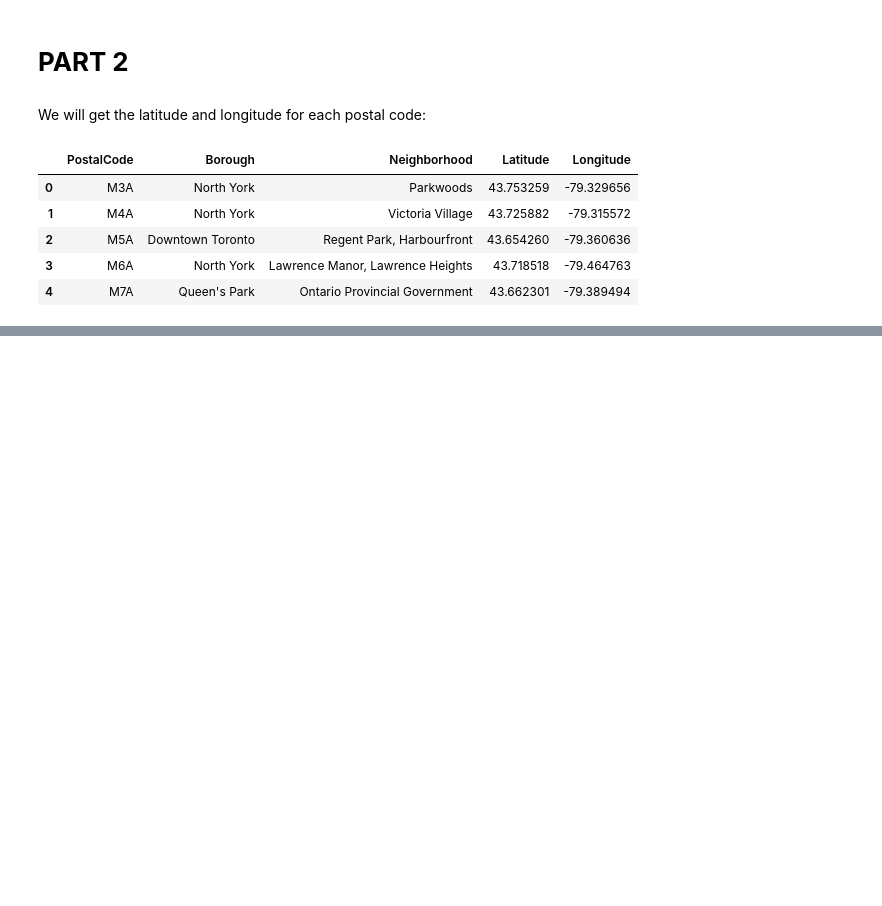
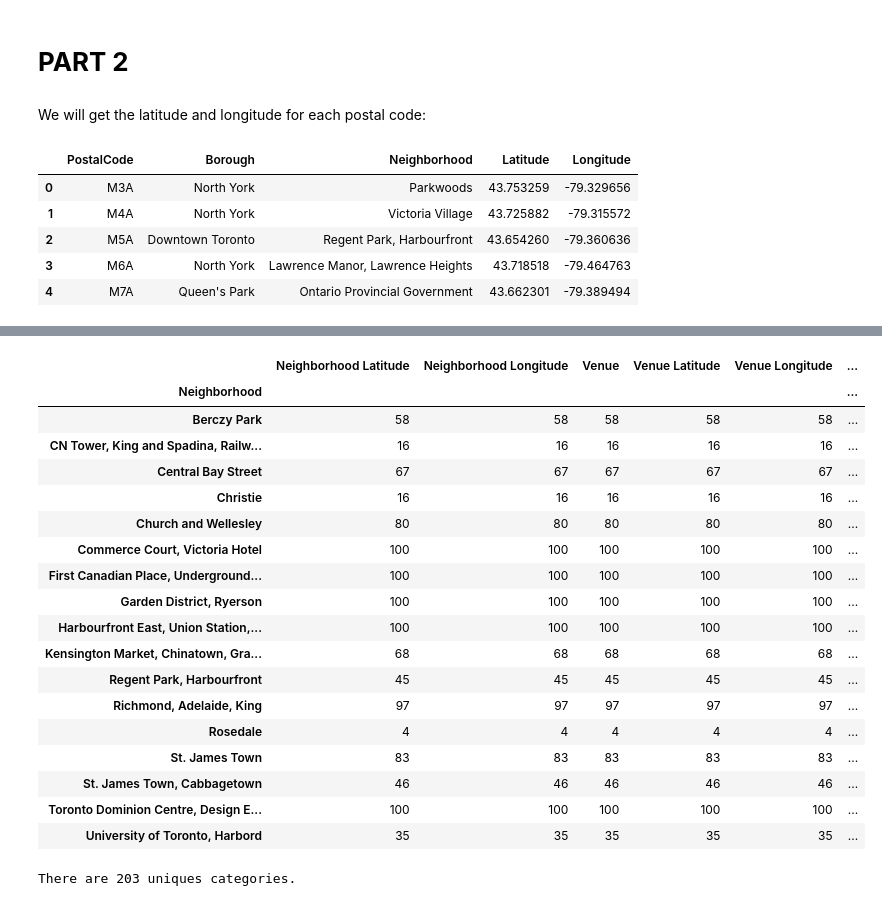
Before and after one commit to jani0x0/Coursera_Capstone, a Jupyter notebook: Segmenting_Neighborhoods_Toronto.ipynb, the cells around one changed output, grey strips where cells are left out. Saved outputs shown, nothing was run; the diff lists cells and outputs as text; code cells hidden in the pictures; blank space fills up the shorter version.

```diff
--- a/Segmenting_Neighborhoods_Toronto.ipynb
+++ b/Segmenting_Neighborhoods_Toronto.ipynb
@@ -82,0 +258,11 @@ df.head()
+# %%
+def get_category_type(row):
+    try:
+        categories_list = row['categories']
+    except:
+        categories_list = row['venue.categories']
+
+    if len(categories_list) == 0:
+        return None
+    else:
+        return categories_list[0]['name']
@@ -82,0 +370,26 @@ df.head()
+# %%
+dttoronto_venues.groupby('Neighborhood').count()
+# %% [output]
+|  | Neighborhood Latitude | Neighborhood Longitude | Venue | Venue Latitude | Venue Longitude | ... |
+| Neighborhood |  |  |  |  |  | ... |
+| Berczy Park | 58 | 58 | 58 | 58 | 58 | ... |
+| CN Tower, King and Spadina, Railw... | 16 | 16 | 16 | 16 | 16 | ... |
+| Central Bay Street | 67 | 67 | 67 | 67 | 67 | ... |
+| Christie | 16 | 16 | 16 | 16 | 16 | ... |
+| Church and Wellesley | 80 | 80 | 80 | 80 | 80 | ... |
+| Commerce Court, Victoria Hotel | 100 | 100 | 100 | 100 | 100 | ... |
+| First Canadian Place, Underground... | 100 | 100 | 100 | 100 | 100 | ... |
+| Garden District, Ryerson | 100 | 100 | 100 | 100 | 100 | ... |
+| Harbourfront East, Union Station,... | 100 | 100 | 100 | 100 | 100 | ... |
+| Kensington Market, Chinatown, Gra... | 68 | 68 | 68 | 68 | 68 | ... |
+| Regent Park, Harbourfront | 45 | 45 | 45 | 45 | 45 | ... |
+| Richmond, Adelaide, King | 97 | 97 | 97 | 97 | 97 | ... |
+| Rosedale | 4 | 4 | 4 | 4 | 4 | ... |
+| St. James Town | 83 | 83 | 83 | 83 | 83 | ... |
+| St. James Town, Cabbagetown | 46 | 46 | 46 | 46 | 46 | ... |
+| Toronto Dominion Centre, Design E... | 100 | 100 | 100 | 100 | 100 | ... |
+| University of Toronto, Harbord | 35 | 35 | 35 | 35 | 35 | ... |
+# %%
+print('There are {} uniques categories.'.format(len(dttoronto_venues['Venue Category'].unique())))
+# %% [output]
+There are 203 uniques categories.
```
Also changed, not shown: parts of 38 cells of this notebook.
